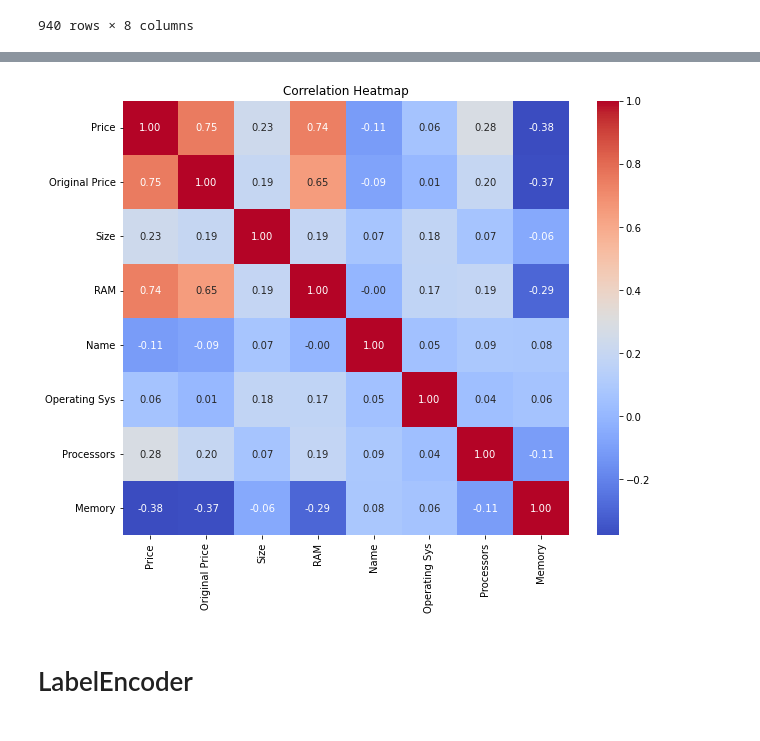
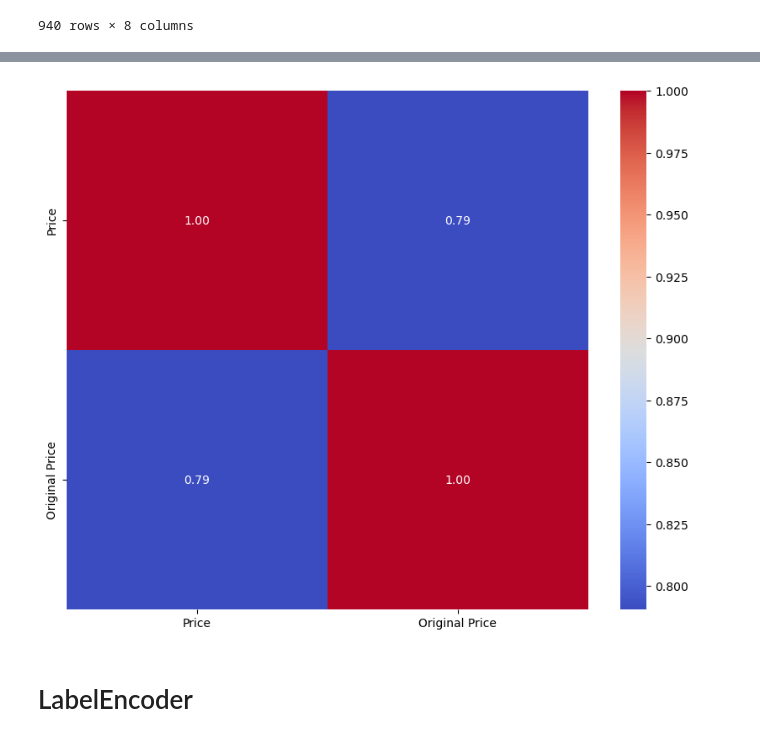
Before and after one commit to vishnu55510/Flipkart_laptop, a Jupyter notebook: presentation.ipynb, the cells around one changed output, grey strips where cells are left out. Drawn from its saved outputs; the diff is of its cells as text; code cells hidden in the pictures.

```diff
--- a/presentation.ipynb
+++ b/presentation.ipynb
@@ -734,17 +743,16 @@ df1.corr()
 # %%
-import seaborn as sns
-import matplotlib.pyplot as plt
+# Select only numeric columns
+numeric_df1 = df1.select_dtypes(include=['float64', 'int64'])
 
 # Calculate the correlation matrix
-correlation_matrix = df1.corr()
+correlation_matrix = numeric_df1.corr()
 
-
+# Plot the correlation matrix
 plt.figure(figsize=(10, 8))
 sns.heatmap(correlation_matrix, annot=True, cmap='coolwarm', fmt=".2f")
-plt.title('Correlation Heatmap')
 plt.show()
 # %% [output]
-[figure, old version]
+[figure, new version]
 # %% [markdown]
 # LabelEncoder
 # %%
```
Also changed, not shown: parts of 35 cells of this notebook.
